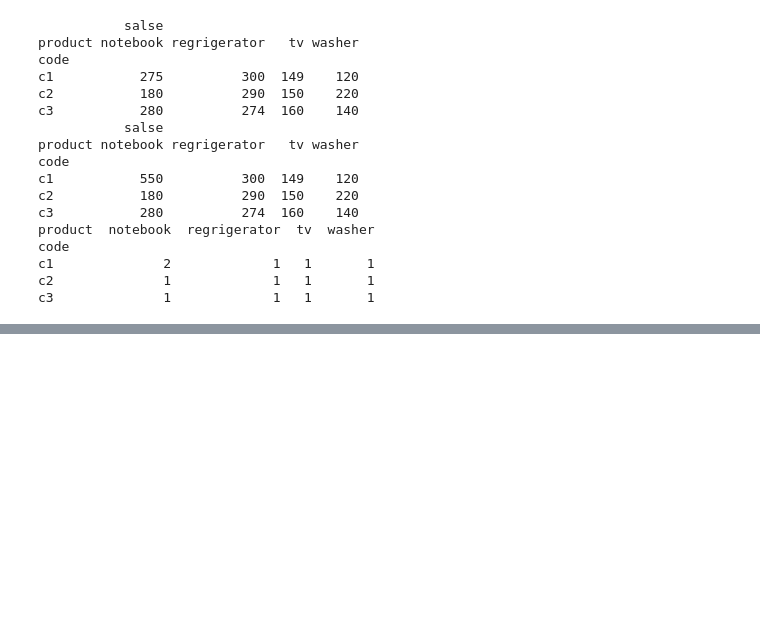
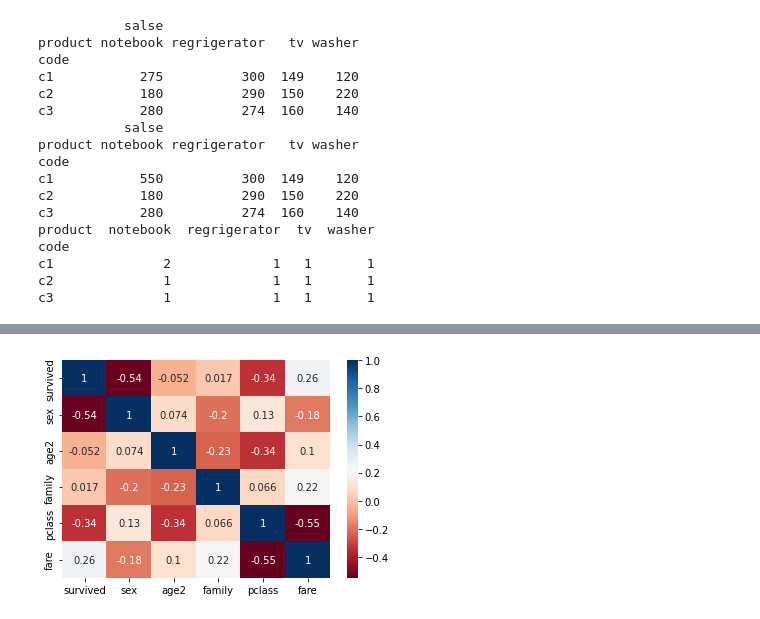
Before and after one commit to ldhml/Bigdata, a Jupyter notebook: bigdata.ipynb, the cells around one changed output, grey strips where cells are left out. Cells and saved outputs as stored; diff of their text form; code cells hidden in the pictures; blank space fills up the shorter version.

```diff
--- a/bigdata.ipynb
+++ b/bigdata.ipynb
@@ -2270,0 +2376,35 @@ c3              1             1   1       1
+# %%
+def category_age(x):
+  if x <10:
+    return 0
+  elif x <20:
+    return 1
+  elif x <30:
+    return 2
+  elif x <40:
+    return 3
+  elif x <50:
+    return 4
+  elif x <60:
+    return 5
+  elif x <70:
+    return 6
+  else:
+    return 7
+
+#age로 하면 너무 많으니까 10살 단위로 0~7까지로 치환
+titanic['age2']=titanic['age'].apply(category_age)
+
+#상관계수를 계산하려면 숫자이어야 하니까, map를 이용하여 1,0으로 치환
+titanic['sex']=titanic['sex'].map({'male':1,'female':0})
+
+#sibsp:동행한 형제 수+parch:부모/자식 수 +1을 합해서 family로
+titanic['family']=titanic['sibsp']+titanic['parch']+1
+
+#heatmap에서 사용할 데이터를 추출한후, corr()으로 구한 상관게수로 heatmap생성
+heatmap_data=titanic[['survived','sex','age2','family','pclass','fare']]
+sns.heatmap(heatmap_data.astype(float).corr(),cmap='RdBu',annot=True)
+
+plt.show()
+# %% [output]
+[figure, added]
```
Also changed, not shown: parts of 19 cells of this notebook.
